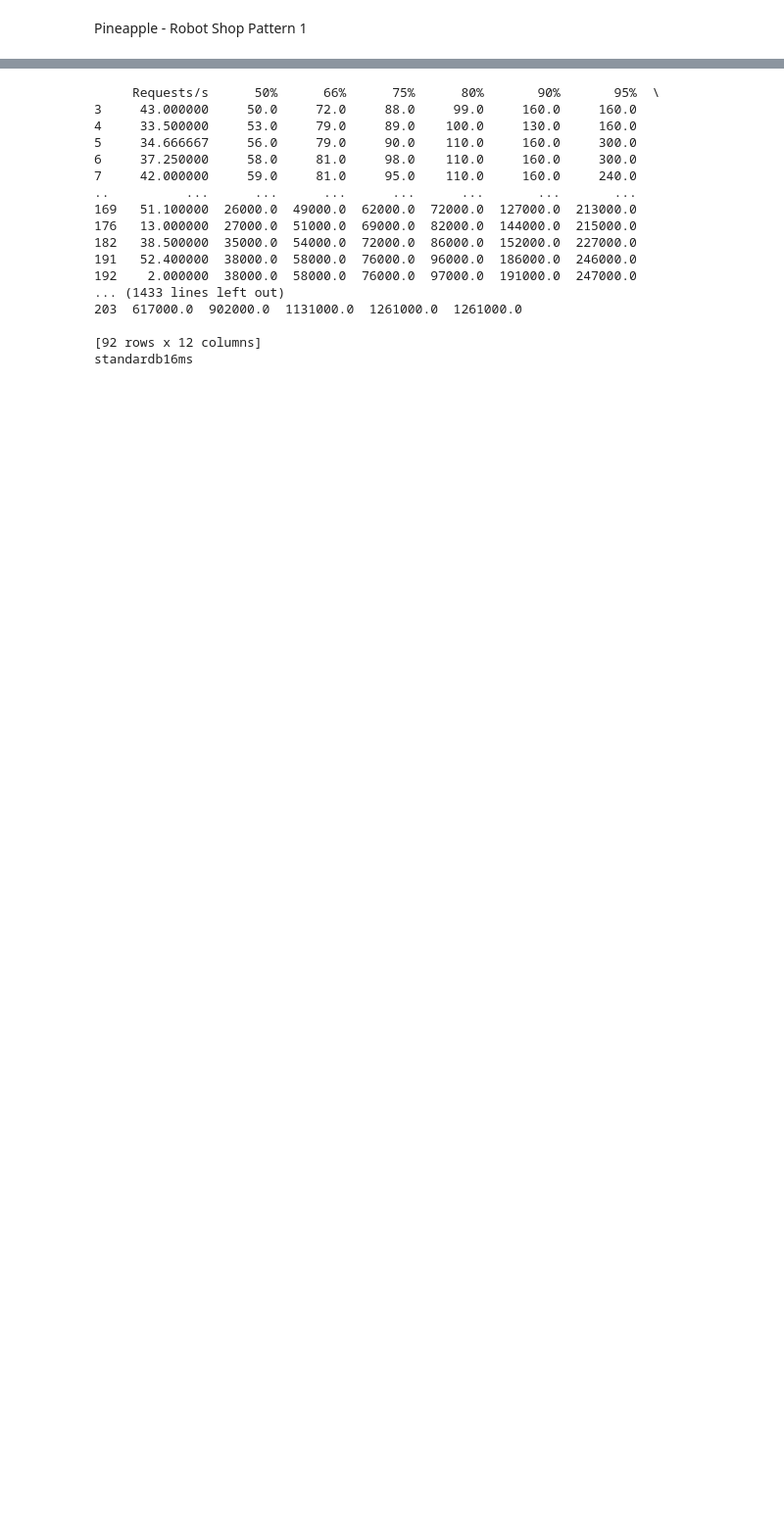
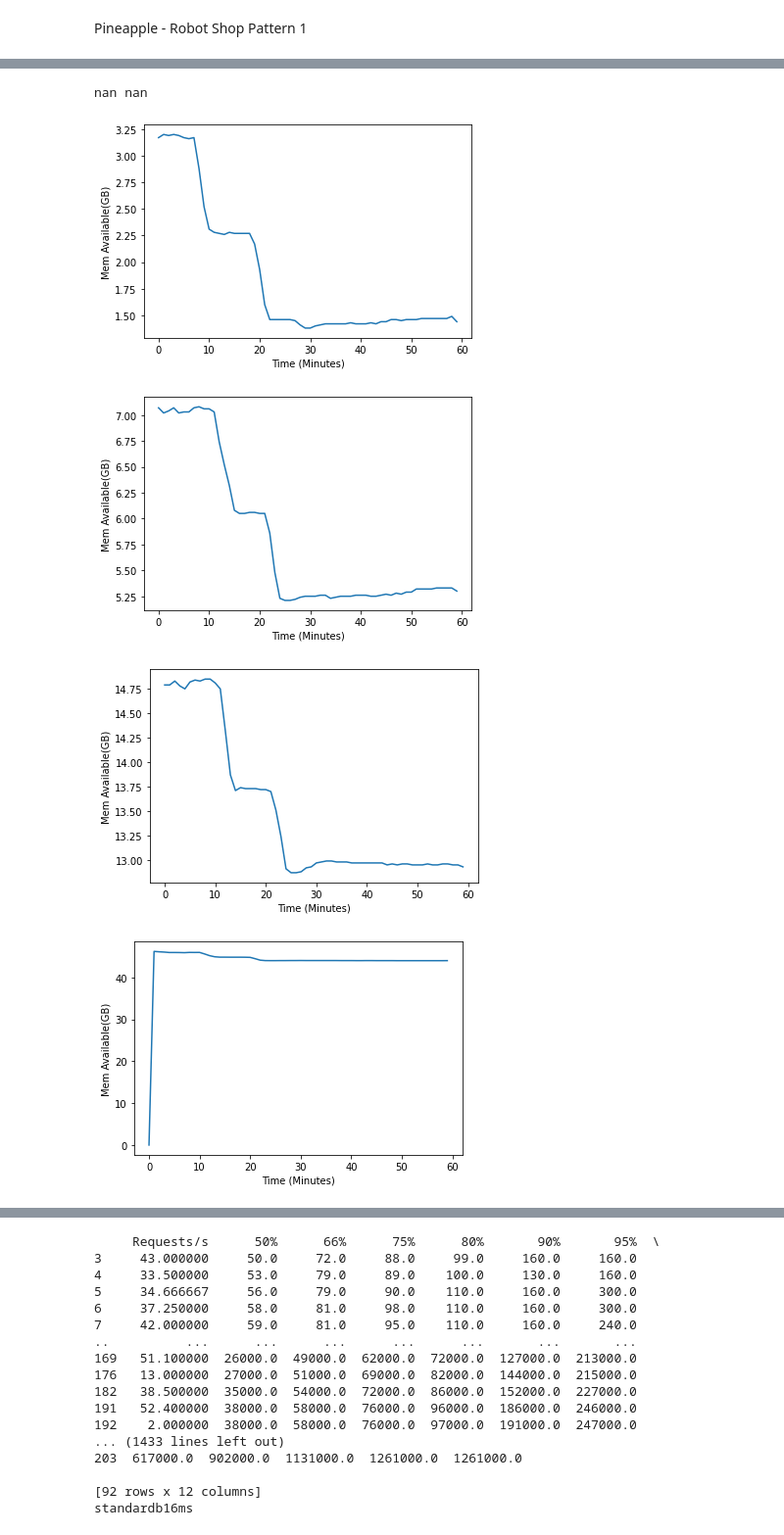
Before and after one commit to krishangpatney/Fruit-Cocktail, a Jupyter notebook: src/data_analysis/jupyter_notebooks/pineapple.ipynb, the cells around one changed output, grey strips where cells are left out. Shown at 98% size. Saved outputs shown, nothing was run; the diff lists cells and outputs as text; code cells hidden in the pictures; blank space fills up the shorter version.

```diff
--- a/src/data_analysis/jupyter_notebooks/pineapple.ipynb
+++ b/src/data_analysis/jupyter_notebooks/pineapple.ipynb
@@ -126,0 +135,67 @@ AttributeError: type object 'datetime.datetime' has no attribute 'datetime'
+# %%
+import math
+def convert_size(size_bytes):
+    if str(size_bytes) == 'nan':
+        print("nan", size_bytes)
+        return "nan"
+    if size_bytes == 0:
+        return 0
+    size_name = ("B", "KB", "MB", "GB", "TB", "PB", "EB", "ZB", "YB")
+    i = int(math.floor(math.log(size_bytes, 1024)))
+    p = math.pow(1024, i)
+    s = round(size_bytes / p, 2)
+    return s
+# %%
+big_machine = {}
+for size, iteration in machine_listing.items():
+    metrics   = []
+    timestamp = 0
+    for iteration, files in iteration.items():
+        temp_path = os.path.join(machine, size, iteration)
+        timestamp, metric = return_time_metric(os.path.join(temp_path, "availableMemoryBytes.json"))
+        metrics.append(metric)
+    tiny_machine = {}
+
+    for i in range(0, len(timestamp)):
+        metric_per_time = []
+        for n in metrics:
+            metric_per_time.append(n[i])
+        metric_per_time = [np.float32(x) for x in metric_per_time if x != None]
+        tiny_machine[timestamp[i]] = np.mean(metric_per_time) #Change here to maintain value or not.
+    big_machine[size] = tiny_machine
+
+
+# Sort big_machine basedo n list
+machine_names = ["Standard_A2_v2","Standard_A4_v2","Standard_A8_v2","Standard_B12ms","Standard_B16ms"]
+ordered_dict = {}
+for item in machine_names:
+    ordered_dict[item] = big_machine[item]
+
+def do_this(machine_dict):
+    memory = []
+    time   = []
+    for key, value in machine_dict.items():
+        memory.append([convert_size(x) for x in list(value.values()) if x != "nan"])
+        time.append([x for x in list(value.keys())])
+
+
+
+    # fig = plt.figure(figsize =(11, 7))
+    for i in range(len(time)):
+        if len(memory[i]) != len(time[i]):
+            memory[i] = memory[i].insert(memory[i][1])
+
+        plt.plot(range(0, len(time[i])),  memory[i])
+
+
+        plt.xlabel("Time (Minutes)")
+        plt.ylabel("Mem Available(GB)")
+        plt.show()
+
+do_this(ordered_dict)
+# %% [output]
+nan nan
+[figure, added]
+[figure, added]
+[figure, added]
+[figure, added]
```
Also changed, not shown: parts of 6 cells of this notebook.
